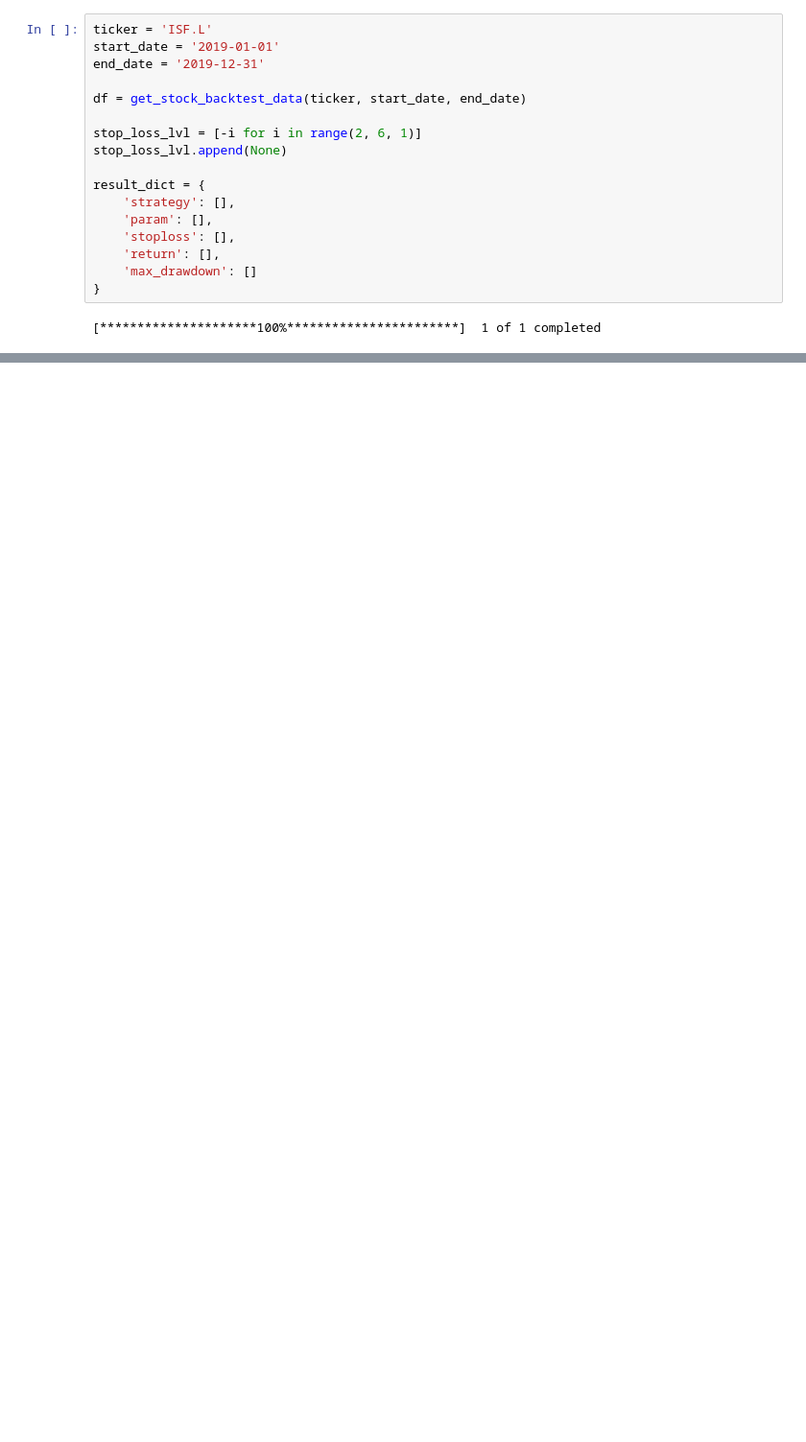
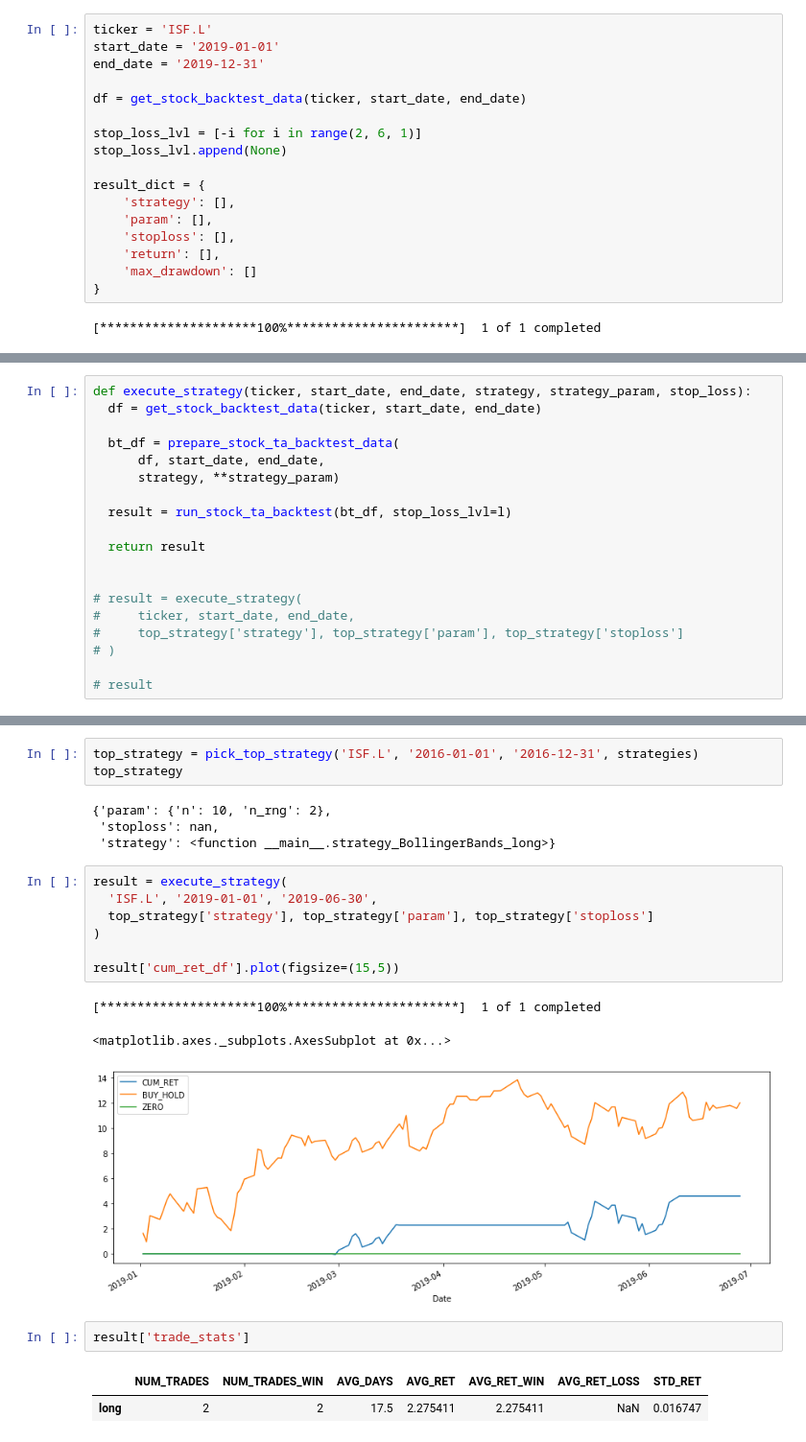
Before and after one commit to bbk-pij-2012-29/trading_with_ta_backtesting, a Jupyter notebook: ta_trading_study.ipynb, the cells around one changed output, grey strips where cells are left out. Shown at 96% size. Drawn from its saved outputs; the diff is of its cells as text; blank space fills up the shorter version.

```diff
--- a/ta_trading_study.ipynb
+++ b/ta_trading_study.ipynb
@@ -1362,0 +1732,19 @@ Running backtest for strategy_Ichmoku - (176/176)
+# %%
+def execute_strategy(ticker, start_date, end_date, strategy, strategy_param, stop_loss):
+  df = get_stock_backtest_data(ticker, start_date, end_date)
+
+  bt_df = prepare_stock_ta_backtest_data(
+      df, start_date, end_date,
+      strategy, **strategy_param)
+
+  result = run_stock_ta_backtest(bt_df, stop_loss_lvl=l)
+
+  return result
+
+
+# result = execute_strategy(
+#     ticker, start_date, end_date,
+#     top_strategy['strategy'], top_strategy['param'], top_strategy['stoploss']
+# )
+
+# result
@@ -1362,0 +1798,23 @@ Running backtest for strategy_Ichmoku - (176/176)
+# %%
+top_strategy = pick_top_strategy('ISF.L', '2016-01-01', '2016-12-31', strategies)
+top_strategy
+# %% [output]
+{'param': {'n': 10, 'n_rng': 2},
+ 'stoploss': nan,
+ 'strategy': <function __main__.strategy_BollingerBands_long>}
+# %%
+result = execute_strategy(
+  'ISF.L', '2019-01-01', '2019-06-30',
+  top_strategy['strategy'], top_strategy['param'], top_strategy['stoploss']
+)
+
+result['cum_ret_df'].plot(figsize=(15,5))
+# %% [output]
+[*********************100%***********************]  1 of 1 completed
+<matplotlib.axes._subplots.AxesSubplot at 0x...>
+[figure, added]
+# %%
+result['trade_stats']
+# %% [output]
+|  | NUM_TRADES | NUM_TRADES_WIN | AVG_DAYS | AVG_RET | AVG_RET_WIN | AVG_RET_LOSS | STD_RET |
+| long | 2 | 2 | 17.5 | 2.275411 | 2.275411 | NaN | 0.016747 |
```
Also changed, not shown: parts of 23 cells of this notebook.
